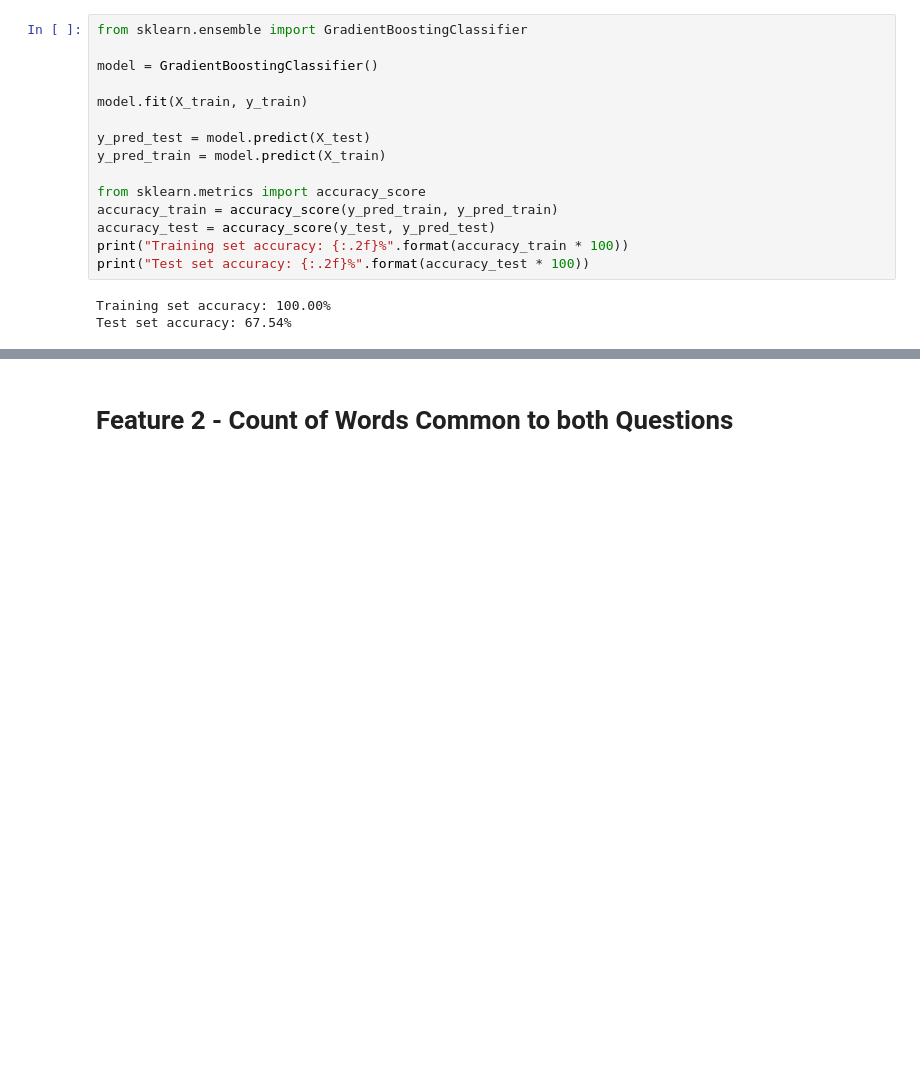
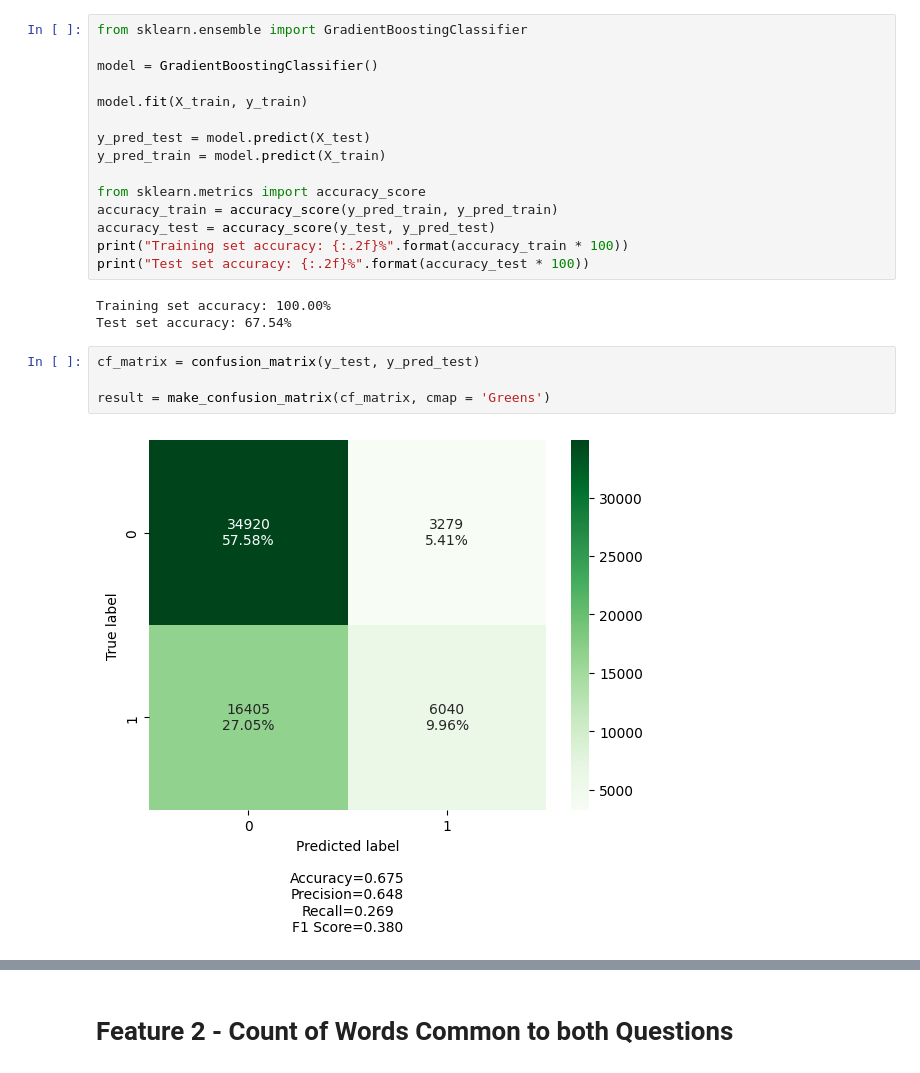
Before and after one commit to jess-moloney/mini-project-V, a Jupyter notebook: mini_project_V-old.ipynb, the cells around one changed output, grey strips where cells are left out. Saved outputs shown, nothing was run; the diff lists cells and outputs as text; blank space fills up the shorter version.

```diff
--- a/mini_project_V-old.ipynb
+++ b/mini_project_V-old.ipynb
@@ -347,6 +368,12 @@ print("Test set accuracy: {:.2f}%".format(accuracy_test * 100))
 # %% [output]
 Training set accuracy: 100.00%
 Test set accuracy: 67.54%
+# %%
+cf_matrix = confusion_matrix(y_test, y_pred_test)
+
+result = make_confusion_matrix(cf_matrix, cmap = 'Greens')
+# %% [output]
+[figure, added]
 # %%
 from sklearn.ensemble import RandomForestClassifier
 
```
Also changed, not shown: parts of 35 cells of this notebook.
